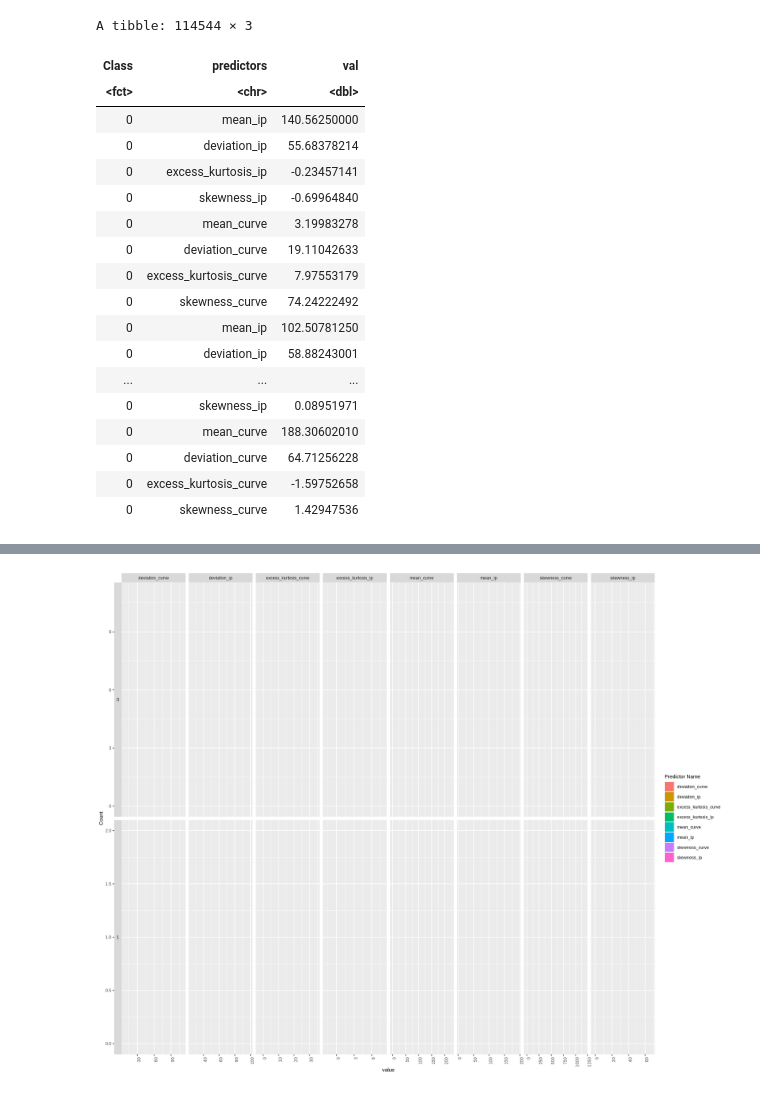
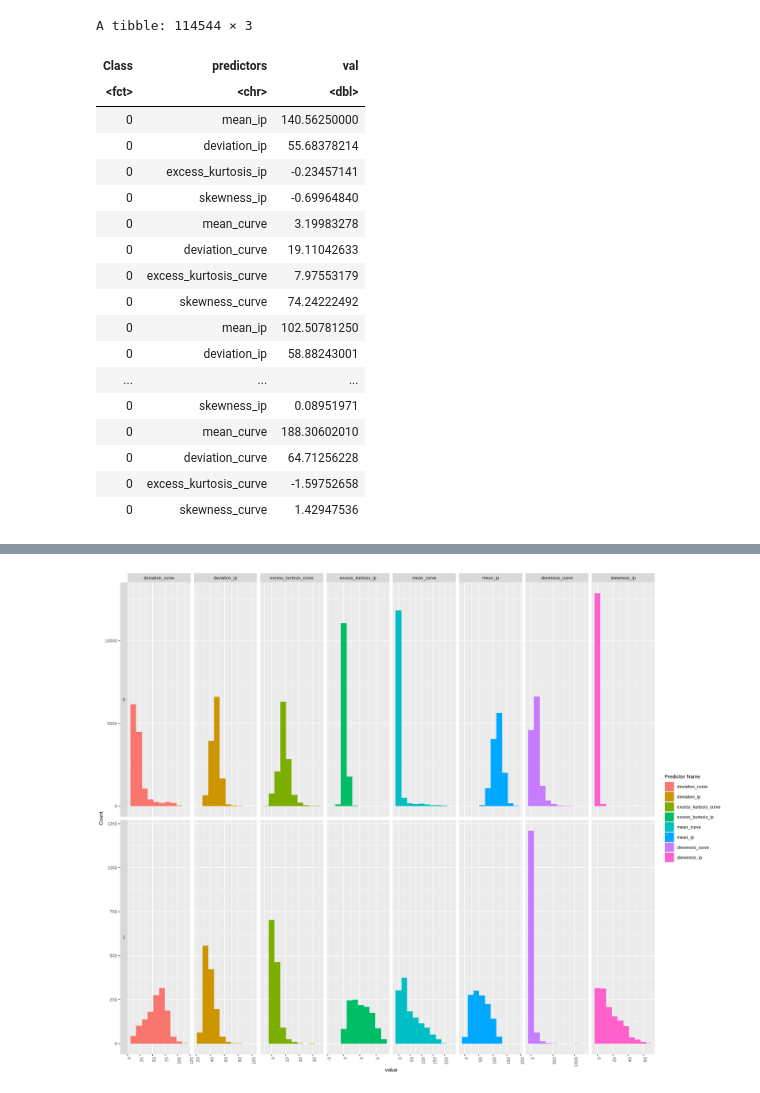
Before and after one commit to BorisZhang12/DSCI-100-Group-27-Project, a Jupyter notebook: main.ipynb, the cells around one changed output, grey strips where cells are left out. Cells and saved outputs as stored; diff of their text form; code cells hidden in the pictures.

```diff
--- a/main.ipynb
+++ b/main.ipynb
@@ -110,7 +110,7 @@ htru_train_longer
 options(repr.plot.width = 15, repr.plot.height = 12)
 htru_train_plot <-htru_train_longer|>
                     ggplot(aes(x=val,fill=predictors))+
-                    geom_histogram(stat="count",bins=5)+
+                    geom_histogram(bins=10)+
                     labs(x="value",y="Count",fill="Predictor Name")+
                     facet_grid(rows=vars(Class),cols=vars(predictors),switch="y",scales = "free")+
                      theme(axis.text.x = element_text(angle = 90, hjust = 1),
@@ -142 +140 @@ Warning message in geom_histogram(stat = "count", bins = 5):
-[figure, old version]
+[figure, new version]
```
Also changed, not shown: parts of 3 cells of this notebook.
